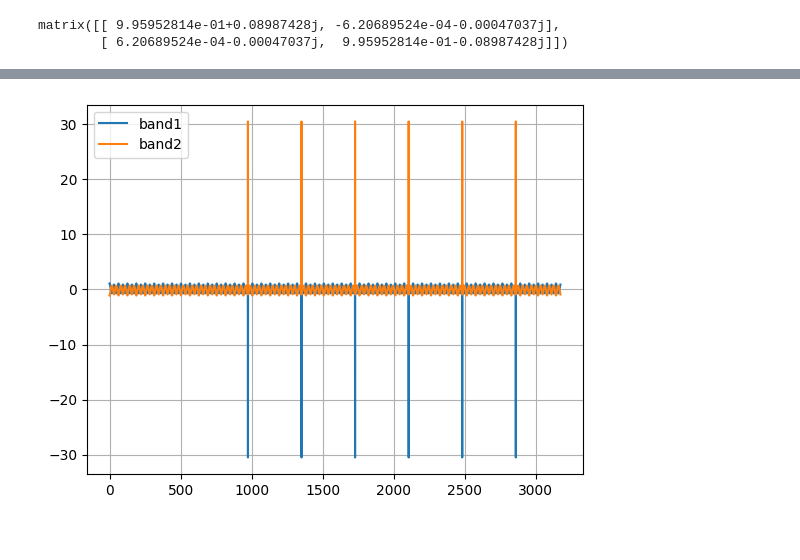
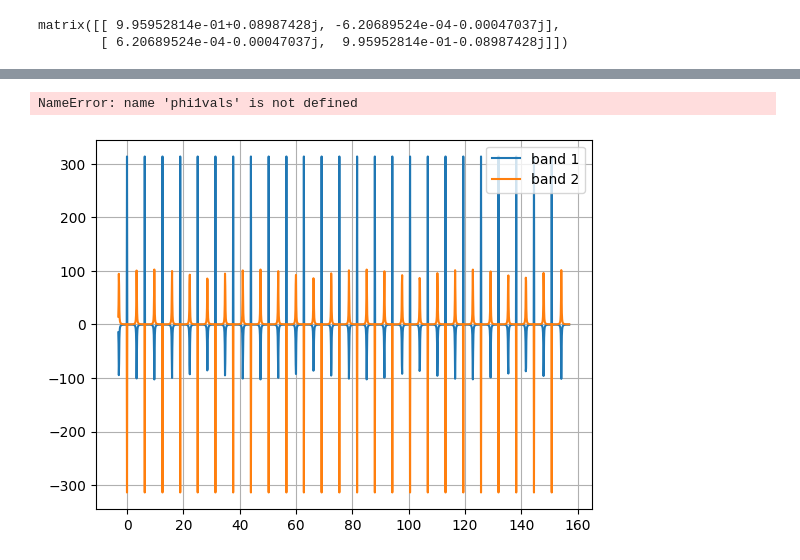
Before and after one commit to shellpwner/Topological-energy-pumping-siumlations, a Jupyter notebook: quasi-state-evolution.ipynb, the cells around one changed output, grey strips where cells are left out. Drawn from its saved outputs; the diff is of its cells as text; code cells hidden in the pictures.

```diff
--- a/quasi-state-evolution.ipynb
+++ b/quasi-state-evolution.ipynb
@@ -378,17 +374,13 @@ plt.show()
-# %%
-########################################## DEPRECIATED METHOD #####################################
-e1 = []
-for i in expe:
-    e1i = np.angle(i)/dt
-    e1.append(e1i)# * np.pi*2/w2)
-plt.plot(e1)
-e2 = []
-for i in expe:
-    e2i = -np.angle(i)/dt
-    e2.append(e2i)
-plt.plot(e2)
-plt.legend(['band1', 'band2'])
-plt.grid()
-plt.show()
-# %% [output]
-[figure, removed]
+# %%
+de1 = [(e1_theta[i+1] - e1_theta[i])/0.1 for i in range(len(phi1vals)-1)]
+de2 = [(e2_theta[i+1] - e2_theta[i])/0.1 for i in range(len(phi1vals)-1)]
+# %% [output]
+NameError: name 'phi1vals' is not defined
+# %%
+plt.plot(phi1vals[:len(phi1vals)-1], de1)
+plt.plot(phi1vals[:len(phi1vals)-1], de2)
+plt.legend(["band 1", "band 2"])
+plt.grid()
+plt.show()
+# %% [output]
+[figure, added]
```
Also changed, not shown: parts of 14 cells of this notebook, 1 other file.
